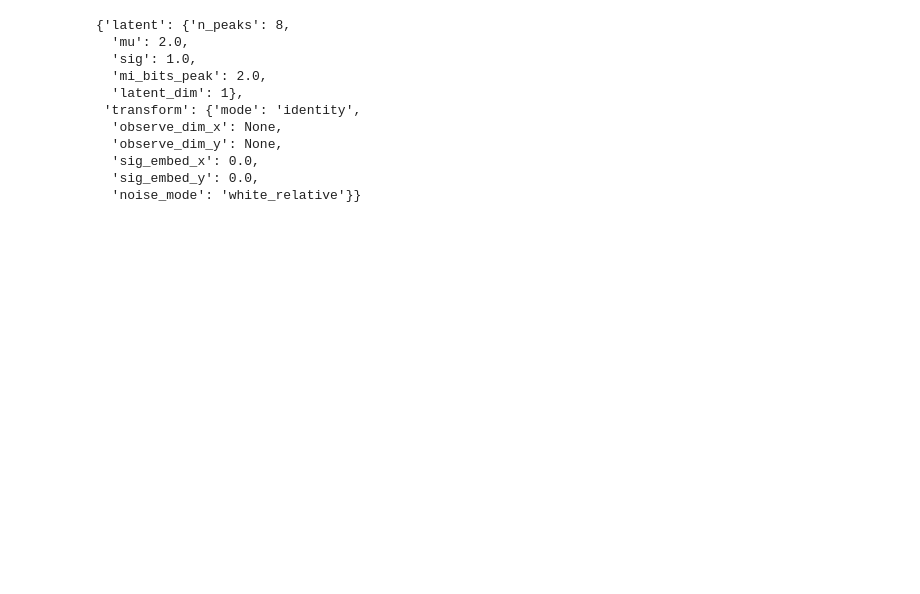
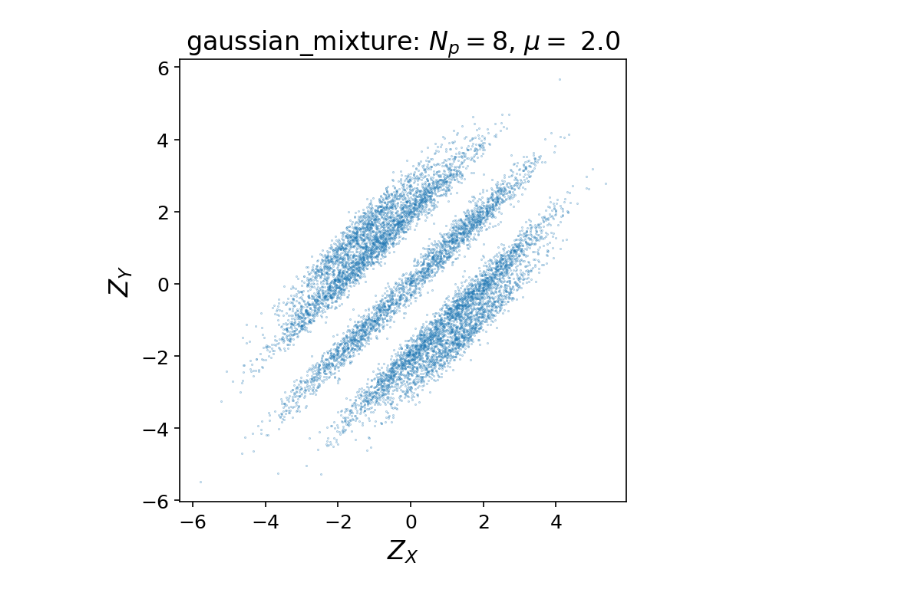
Before and after one commit to paarthgulati/dim_est, a Jupyter notebook: plotting_datasets.ipynb, the cells around one changed output. Drawn from its saved outputs; the diff is of its cells as text; code cells hidden in the pictures; blank space fills up the shorter version.

```diff
--- a/plotting_datasets.ipynb
+++ b/plotting_datasets.ipynb
@@ -53,19 +1,43 @@ def merge_with_validation(
+# %%
+import copy
+import matplotlib.pyplot as plt
+from mpl_toolkits.mplot3d import Axes3D
+
+from dim_est.datasets.data_generation import make_data_generator
+from dim_est.run.run_dsib_single_experiment import merge_with_validation
+from dim_est.config.dataset_defaults import DATASET_DEFAULTS
+
+import matplotlib as mpl
+import matplotlib.pyplot as plt
+
+# Global defaults for entire notebook
+mpl.rcParams.update({
+    "figure.figsize": (5, 5),
+    "figure.dpi": 150,
+    "font.size": 14,
+    "axes.labelsize": 16,
+    "axes.titlesize": 16,
+    "xtick.labelsize": 12,
+    "ytick.labelsize": 12,
+    "legend.fontsize": 12,
+})
 # %%
 dataset_type = "gaussian_mixture"
-dataset_overrides = dict(latent=dict(n_peaks=8, mi_bits_peak=2.0, mu=2.0, sig=1.0), transform = dict(mode='identity', observe_dim_x =None, observe_dim_y =None))
+n_peaks = 8
+mu =2.0
+mi_bits_peak = 2.0
+dataset_overrides = dict(latent=dict(n_peaks=n_peaks, mi_bits_peak=mi_bits_peak, mu= mu, sig=1.0), transform = dict(mode='identity', observe_dim_x =None, observe_dim_y =None))
 ds_defaults = copy.deepcopy(DATASET_DEFAULTS[dataset_type])
 ds_cfg = merge_with_validation(ds_defaults, dataset_overrides, "dataset overrides")
+data_generator = make_data_generator(dataset_type, ds_cfg, device = 'cpu')
+
+zx, zy = data_generator(10000)
+
+fig, ax = plt.subplots(dpi=150)
+ax.scatter(zx, zy, alpha=0.5, s=0.1)
+ax.set_xlabel(r"$Z_X$")
+ax.set_ylabel(r"$Z_Y$")
+ax.set_title(rf'{dataset_type}: $N_p = ${n_peaks}, $\mu = $ {mu}')
+plt.show()
+# %% [output]
+[figure, added]
-# %%
-ds_cfg
-# %% [output]
-{'latent': {'n_peaks': 8,
-  'mu': 2.0,
-  'sig': 1.0,
-  'mi_bits_peak': 2.0,
-  'latent_dim': 1},
- 'transform': {'mode': 'identity',
-  'observe_dim_x': None,
-  'observe_dim_y': None,
-  'sig_embed_x': 0.0,
-  'sig_embed_y': 0.0,
-  'noise_mode': 'white_relative'}}
```
Also changed, not shown: parts of 8 cells of this notebook, 7 other files.
